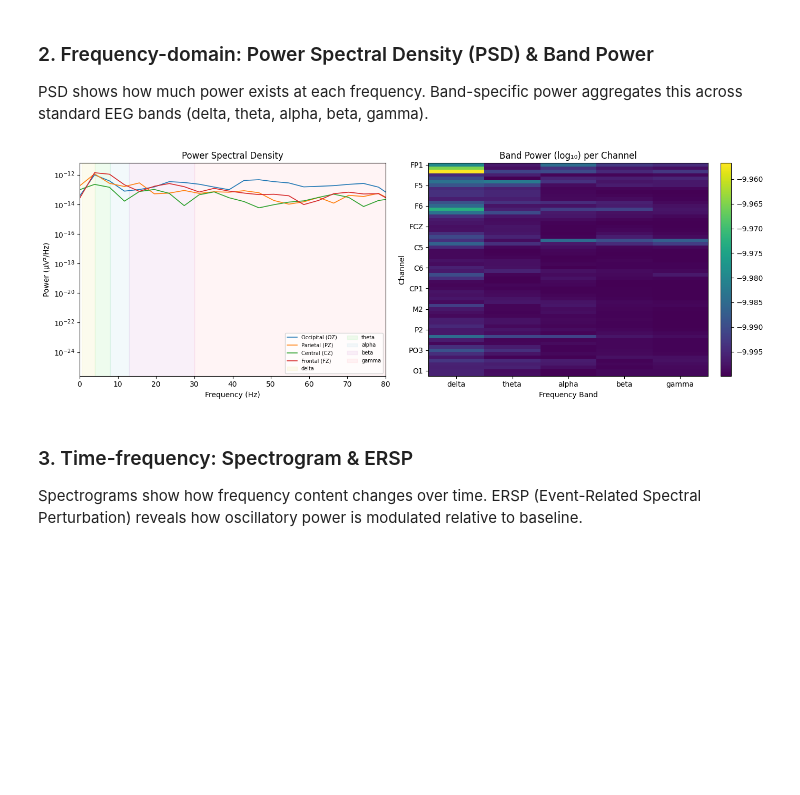
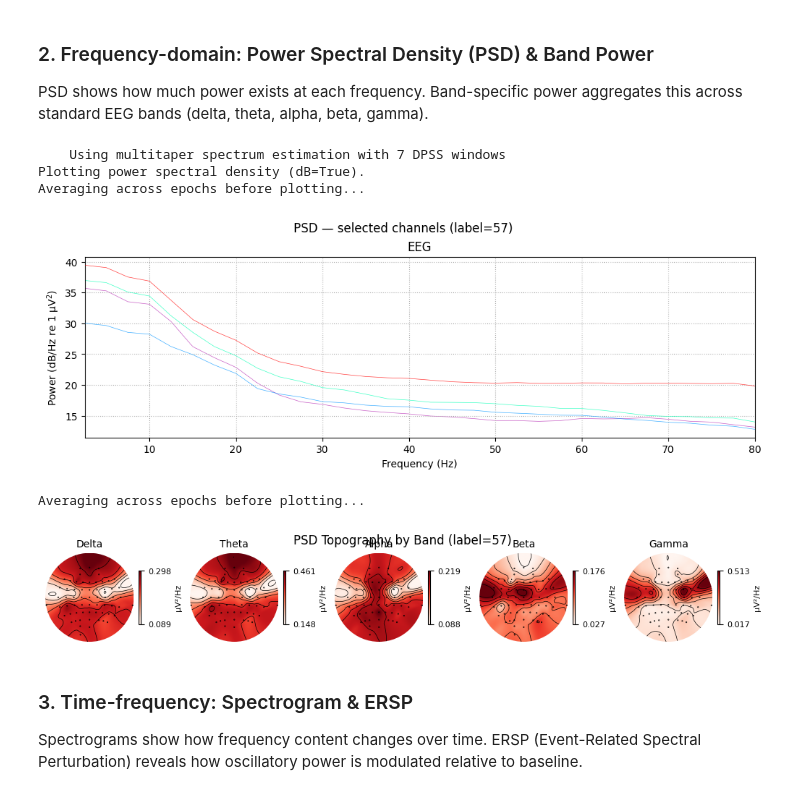
Before and after one commit to RTae/SUPA-EEG, a Jupyter notebook: viz.ipynb, the cells around one changed output. Cells and saved outputs as stored; diff of their text form; code cells hidden in the pictures; blank space fills up the shorter version.

```diff
--- a/viz.ipynb
+++ b/viz.ipynb
@@ -193,55 +202,34 @@ plt.show()
 ### 2. Frequency-domain: Power Spectral Density (PSD) & Band Power
 PSD shows how much power exists at each frequency. Band-specific power aggregates this across standard EEG bands (delta, theta, alpha, beta, gamma).
 # %%
-from src.utilities import FREQ_BANDS
-from scipy.signal import welch
+# 2a) PSD using MNE's compute_psd (multitaper)
+spectrum = epochs.compute_psd(method="multitaper", fmin=0.5, fmax=80)
 
-sfreq = 1000  # Hz
-sample_eeg = trials[0]  # (62, timesteps)
+fig = spectrum.plot(picks=["OZ", "PZ", "CZ", "FZ"], show=False)
+fig.suptitle(f"PSD — selected channels (label={target_label})")
+plt.show()
 
-# Compute PSD using Welch's method for each channel
-fig, axes = plt.subplots(1, 2, figsize=(14, 5))
-
-# Left: PSD for selected channels
-for region_name, ch_idx in regions.items():
-    freqs, psd = welch(sample_eeg[ch_idx], fs=sfreq, nperseg=min(256, sample_eeg.shape[1]))
-    axes[0].semilogy(freqs, psd, label=region_name, linewidth=1.2)
-
-# Shade frequency bands
-colors = ["#f0e68c", "#90ee90", "#add8e6", "#dda0dd", "#ffb6c1"]
-for (band_name, (fmin, fmax)), c in zip(FREQ_BANDS.items(), colors):
-    axes[0].axvspan(fmin, min(fmax, 80), alpha=0.15, color=c, label=band_name)
-
-axes[0].set_xlim(0, 80)
-axes[0].set_xlabel("Frequency (Hz)")
-axes[0].set_ylabel("Power (μV²/Hz)")
-axes[0].set_title("Power Spectral Density")
-axes[0].legend(fontsize=7, ncol=2)
-
-# Right: Band power heatmap across all channels
-band_names = list(FREQ_BANDS.keys())
-band_power = np.zeros((len(ch_names), len(band_names)))
-for ch_idx in range(len(ch_names)):
-    freqs, psd = welch(sample_eeg[ch_idx], fs=sfreq, nperseg=min(256, sample_eeg.shape[1]))
-    for bi, (band_name, (fmin, fmax)) in enumerate(FREQ_BANDS.items()):
-        mask = (freqs >= fmin) & (freqs <= fmax)
-        band_power[ch_idx, bi] = np.mean(psd[mask]) if mask.any() else 0
-
-im = axes[1].imshow(np.log10(band_power + 1e-10), aspect="auto", cmap="viridis")
-axes[1].set_xticks(range(len(band_names)))
-axes[1].set_xticklabels(band_names)
-step = max(1, len(ch_names) // 10)
-axes[1].set_yticks(range(0, len(ch_names), step))
-axes[1].set_yticklabels(ch_names[::step])
-axes[1].set_xlabel("Frequency Band")
-axes[1].set_ylabel("Channel")
-axes[1].set_title("Band Power (log₁₀) per Channel")
-fig.colorbar(im, ax=axes[1], fraction=0.046, pad=0.04)
-
-plt.tight_layout()
+# 2b) PSD topography per frequency band
+fig = spectrum.plot_topomap(
+    bands=dict(
+        Delta=(0.5, 4),
+        Theta=(4, 8),
+        Alpha=(8, 13),
+        Beta=(13, 30),
+        Gamma=(30, 80),
+    ),
+    normalize=True,
+    show=False,
+)
+fig.suptitle(f"PSD Topography by Band (label={target_label})", y=1.02)
 plt.show()
 # %% [output]
+    Using multitaper spectrum estimation with 7 DPSS windows
+Plotting power spectral density (dB=True).
+Averaging across epochs before plotting...
-[figure, old version]
+[figure, new version]
+Averaging across epochs before plotting...
+[figure, added]
 # %% [markdown]
 ### 3. Time-frequency: Spectrogram & ERSP
 Spectrograms show how frequency content changes over time. ERSP (Event-Related Spectral Perturbation) reveals how oscillatory power is modulated relative to baseline.
```
Also changed, not shown: parts of 6 cells of this notebook, 2 other files.
